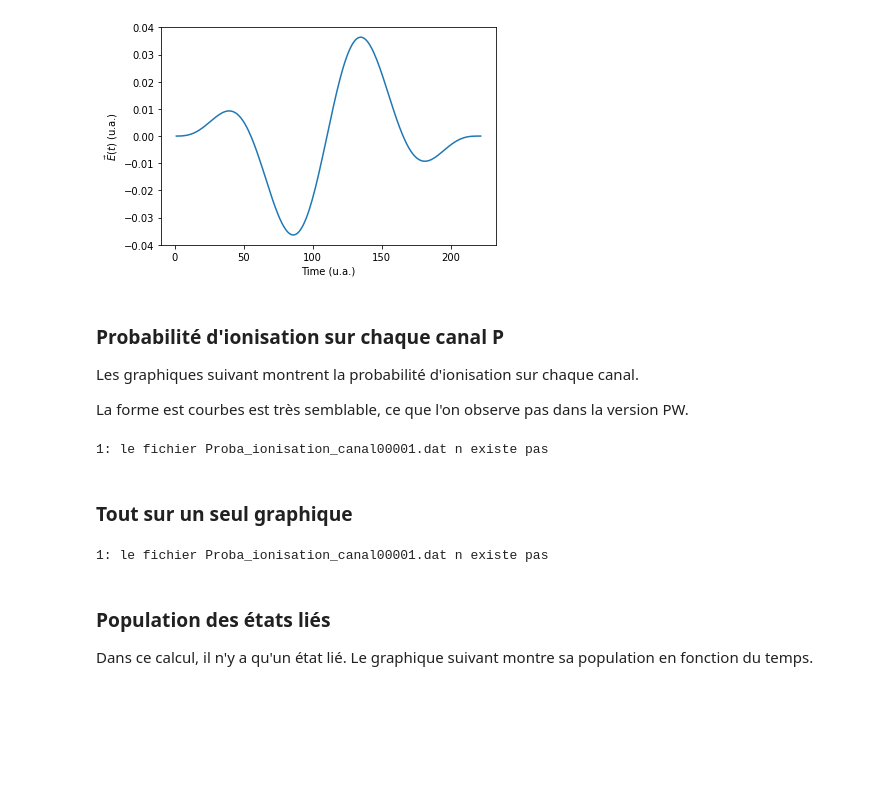
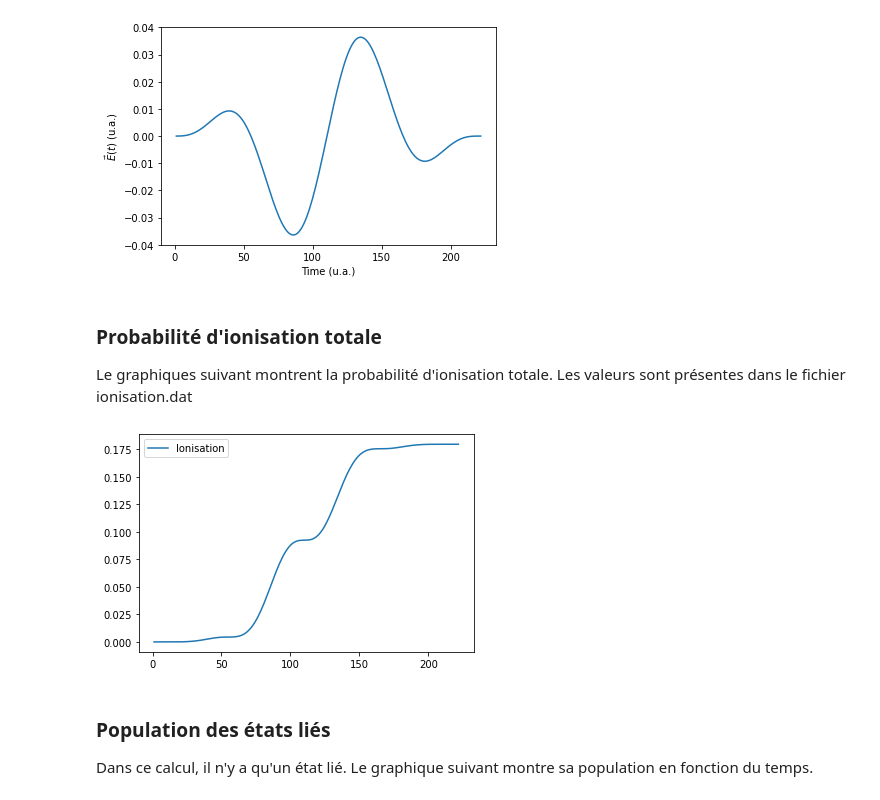
Before and after one commit to meitnerium/MEDYS-PW, a Jupyter notebook: input_exemple/CO2/pdt_100_nper_2/11_MO_delta_0/Analyse.ipynb, the cells around one changed output. Drawn from its saved outputs; the diff is of its cells as text; code cells hidden in the pictures; blank space fills up the shorter version.

```diff
--- a/input_exemple/CO2/pdt_100_nper_2/11_MO_delta_0/Analyse.ipynb
+++ b/input_exemple/CO2/pdt_100_nper_2/11_MO_delta_0/Analyse.ipynb
@@ -21,63 +21,15 @@ plt.ylabel(r"$\vec{E}(t)$ (u.a.)")
 Text(0, 0.5, '$\\vec{E}(t)$ (u.a.)')
 [figure]
 # %% [markdown]
-### Probabilité d'ionisation sur chaque canal P
-Les graphiques suivant montrent la probabilité d'ionisation sur chaque canal.
-
-La forme est courbes est très semblable, ce que l'on observe pas dans la version PW.
+### Probabilité d'ionisation totale
+Le graphiques suivant montrent la probabilité d'ionisation totale. Les valeurs sont présentes dans le fichier ionisation.dat
 # %%
-n = 1
-datab = []
-while True:
-    if n<10:
-        debutfichier = "Proba_ionisation_canal0000"
-    elif n<100:
-        debutfichier = "Proba_ionisation_canal000"
-    elif n<1000:
-        debutfichier = "Proba_ionisation_canal00"
-    elif n<10000:
-        debutfichier = "Proba_ionisation_canal0"
-    if exists(debutfichier+str(n)+".dat"):
-        data = np.genfromtxt(debutfichier+str(n)+".dat")
-        datab.append(data)
-        plt.plot(data[:,1],data[:,2],label="n="+str(n))
-        plt.legend()
-        plt.show()
-        #plt.close()
-    else:
-        print(str(n)+": le fichier "+debutfichier+str(n)+".dat n existe pas")
-        break
-    n=n+1
+data = np.genfromtxt("ionisation.dat")
+plt.plot(champ[:,0],data[:,0],label="Ionisation")
+plt.legend()
+plt.show()
 # %% [output]
-1: le fichier Proba_ionisation_canal00001.dat n existe pas
+[figure, added]
-# %% [markdown]
-### Tout sur un seul graphique
-# %%
-n = 1
-datab = []
-while True:
-    if n<10:
-        debutfichier = "Proba_ionisation_canal0000"
-    elif n<100:
-        debutfichier = "Proba_ionisation_canal000"
-    elif n<1000:
-        debutfichier = "Proba_ionisation_canal00"
-    elif n<10000:
-        debutfichier = "Proba_ionisation_canal0"
-    if exists(debutfichier+str(n)+".dat"):
-        data = np.genfromtxt(debutfichier+str(n)+".dat")
-        datab.append(data)
-        plt.plot(data[:,1],data[:,2],label="n="+str(n))
-        plt.legend()
-        #plt.show()
-        #plt.close()
-    else:
-        print(str(n)+": le fichier "+debutfichier+str(n)+".dat n existe pas")
-        break
-    n=n+1
-plt.show()
-# %% [output]
-1: le fichier Proba_ionisation_canal00001.dat n existe pas
 # %% [markdown]
 ### Population des états liés
 
```
Also changed, not shown: parts of 13 cells of this notebook, 2 other files.
